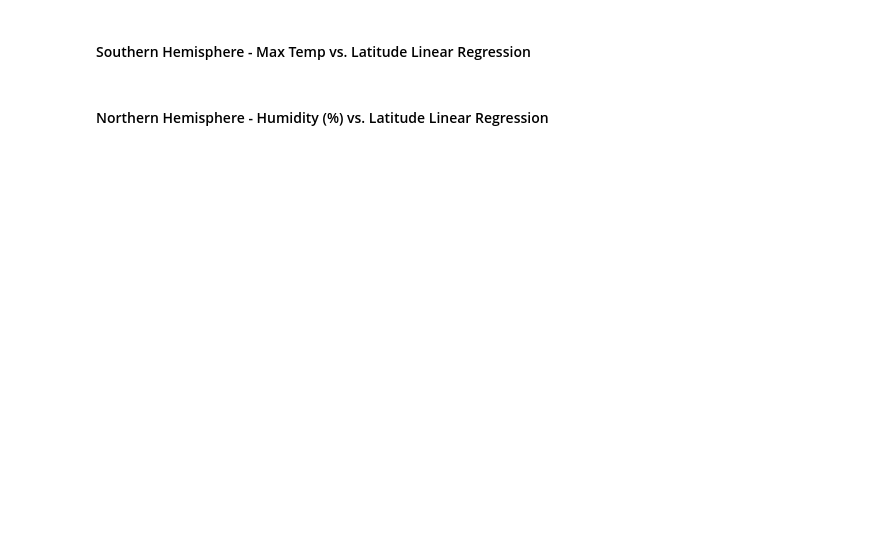
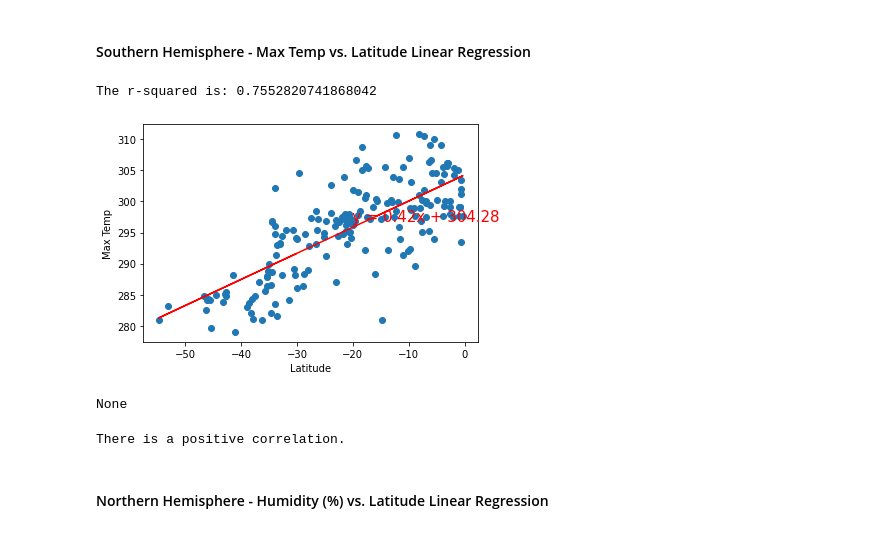
Before and after one commit to margoterudy/python-api-challenge, a Jupyter notebook: WeatherPy.ipynb, the cells around one changed output. Drawn from its saved outputs; the diff is of its cells as text; code cells hidden in the pictures; blank space fills up the shorter version.

```diff
--- a/WeatherPy.ipynb
+++ b/WeatherPy.ipynb
@@ -329,12 +334,21 @@ None
 ####  Southern Hemisphere - Max Temp vs. Latitude Linear Regression
 # %%
 #Define X and Y
-x_values = Northern_hemisphere["Lat"]
-y_values = Northern_hemisphere["Max Temp"]
+x_values = Southern_hemisphere["Lat"]
+y_values = Southern_hemisphere["Max Temp"]
 
 
 #Label and diplay
-plt.ylabel("Max Temp (F)")
+plt.ylabel("Max Temp")
 print(linear_reg_plot(x_values,y_values))
+# %% [output]
+The r-squared is: 0.7552820741868042
+[figure, added]
+None
+# %%
+#Print Correlation
+print(f'There is a positive correlation.')
+# %% [output]
+There is a positive correlation.
 # %% [markdown]
 ####  Northern Hemisphere - Humidity (%) vs. Latitude Linear Regression
```
Also changed, not shown: parts of 6 cells of this notebook, 1 other file.
